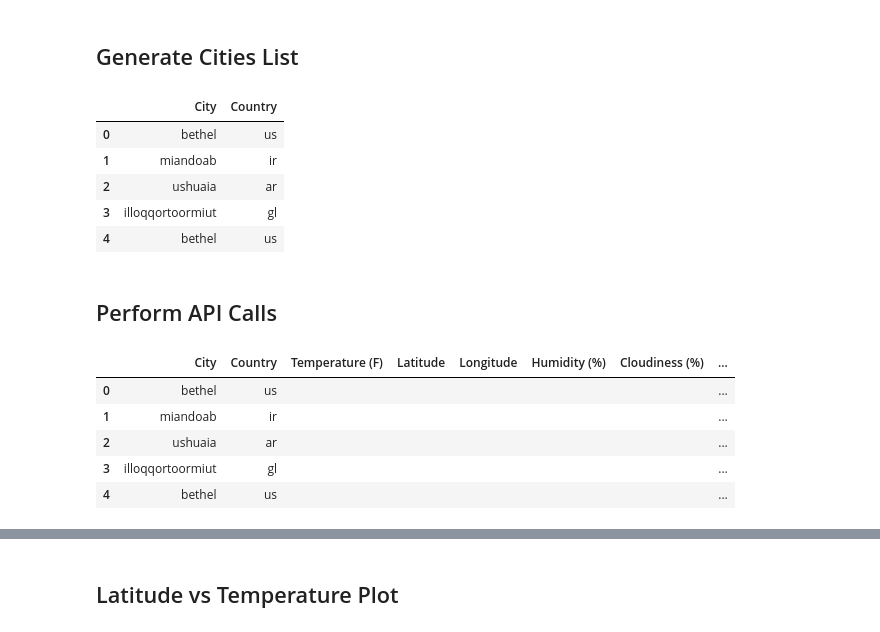
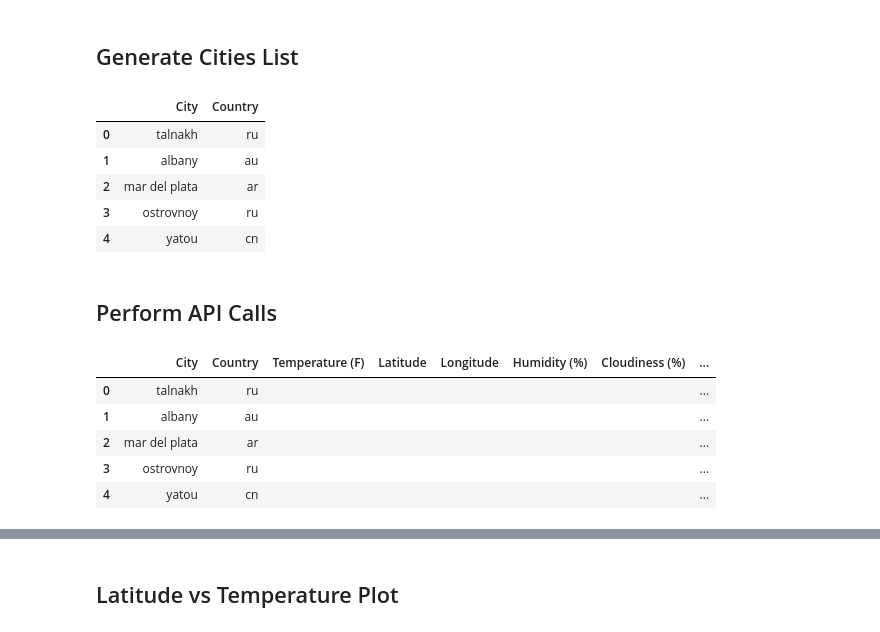
Before and after one commit to sHongJung/Data_Analytics, a Jupyter notebook: 06-API/Instructions/HW.ipynb, the cells around one changed output, grey strips where cells are left out. Saved outputs shown, nothing was run; the diff lists cells and outputs as text; code cells hidden in the pictures.

```diff
--- a/06-API/Instructions/HW.ipynb
+++ b/06-API/Instructions/HW.ipynb
@@ -28,22 +29,22 @@ tw
 ## Generate Cities List
 # %%
 weather_df = pd.DataFrame(columns= ['City','Country'])
-for i in range(1000):
+for i in range(50):
     lat = np.random.uniform(low= -90, high=90)
     long = np.random.uniform(low=-180, high=180)
     city_info = citipy.nearest_city(lat, long)
     city = city_info.city_name
     country = city_info.country_code
     weather_df = weather_df.append({'City':city, 'Country':country}, ignore_index=True)
 
 weather_df.head()
 # %% [output]
 |  | City | Country |
-| 0 | bethel | us |
-| 1 | miandoab | ir |
-| 2 | ushuaia | ar |
-| 3 | illoqqortoormiut | gl |
-| 4 | bethel | us |
+| 0 | talnakh | ru |
+| 1 | albany | au |
+| 2 | mar del plata | ar |
+| 3 | ostrovnoy | ru |
+| 4 | yatou | cn |
 # %% [markdown]
 ## Perform API Calls
 # %%
@@ -56,11 +57,11 @@ weather_df["Wind Speed (mph)"] = ""
 weather_df.head()
 # %% [output]
 |  | City | Country | Temperature (F) | Latitude | Longitude | Humidity (%) | Cloudiness (%) | ... |
-| 0 | bethel | us |  |  |  |  |  | ... |
-| 1 | miandoab | ir |  |  |  |  |  | ... |
-| 2 | ushuaia | ar |  |  |  |  |  | ... |
-| 3 | illoqqortoormiut | gl |  |  |  |  |  | ... |
-| 4 | bethel | us |  |  |  |  |  | ... |
+| 0 | talnakh | ru |  |  |  |  |  | ... |
+| 1 | albany | au |  |  |  |  |  | ... |
+| 2 | mar del plata | ar |  |  |  |  |  | ... |
+| 3 | ostrovnoy | ru |  |  |  |  |  | ... |
+| 4 | yatou | cn |  |  |  |  |  | ... |
 # %%
 url = 'http://api.openweathermap.org/data/2.5/weather'
 
```
Also changed, not shown: parts of 5 cells of this notebook, 24 other files.
